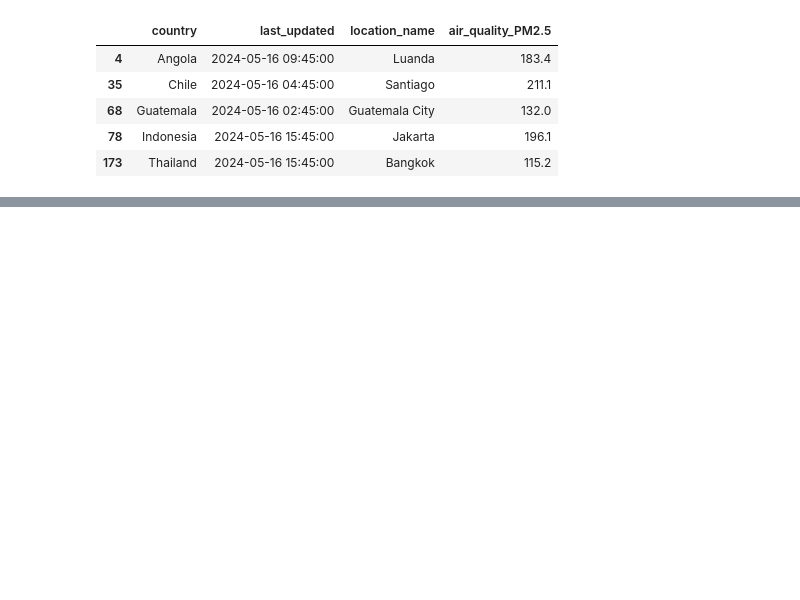
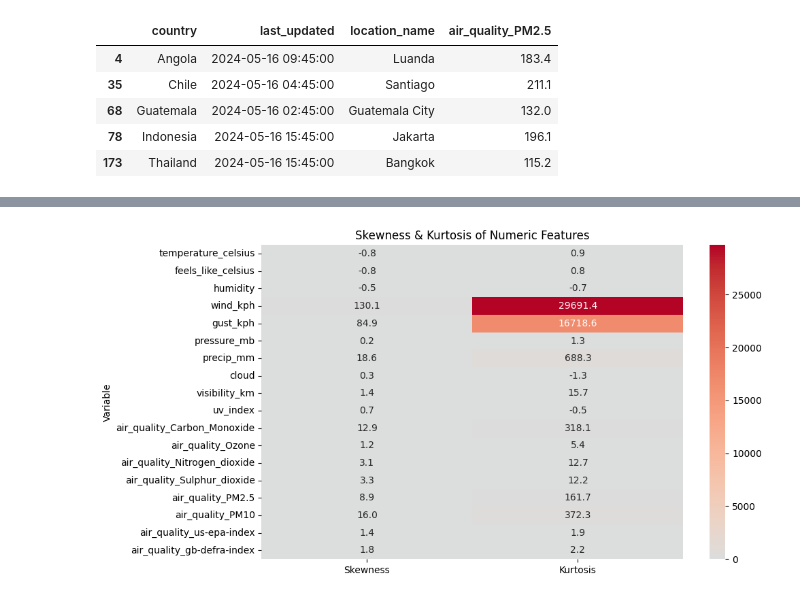
Before and after one commit to venkatatharu/ClimateScope_project_venkata_tharun_Avuluri, a Jupyter notebook: climate_scope.ipynb, the cells around one changed output, grey strips where cells are left out. Saved outputs shown, nothing was run; the diff lists cells and outputs as text; code cells hidden in the pictures; blank space fills up the shorter version.

```diff
--- a/climate_scope.ipynb
+++ b/climate_scope.ipynb
@@ -378,0 +459,22 @@ Data covers from 2024-05-16 to 2025-08-27 (468 days)
+# %%
+import numpy as np
+from scipy.stats import zscore
+
+# Make a copy of the dataset
+df_cleaned = df_clean.copy()
+
+# Choose only the bad columns (or replace numeric_cols to apply on all)
+cols_to_clean = ["pressure_mb", "air_quality_Sulphur_dioxide"]
+
+for col in cols_to_clean:
+    z_scores = zscore(df_clean[col].dropna())   # compute z-scores
+    mask = abs(z_scores) < 3                    # keep only within 3 std dev
+    # replace outliers with NaN
+    df_cleaned.loc[df_clean[col].dropna().index, col] = df_clean[col].dropna().where(mask, np.nan)
+
+# Check before vs after
+print("Before cleaning:")
+print(df_clean[cols_to_clean].describe())
+
+print("\nAfter cleaning:")
+print(df_cleaned[cols_to_clean].describe())
@@ -378,0 +499,6 @@ Data covers from 2024-05-16 to 2025-08-27 (468 days)
+# %%
+print("\n Skewness & Kurtosis after cleaning:")
+for col in numeric_cols:
+    col_skew = skew(df_cleaned[col].dropna())
+    col_kurt = kurtosis(df_cleaned[col].dropna())
+    print(f"{col}: Skew={col_skew:.2f}, Kurtosis={col_kurt:.2f}")
@@ -378,0 +525,17 @@ Data covers from 2024-05-16 to 2025-08-27 (468 days)
+# %%
+import pandas as pd
+
+# Collect values
+stats = []
+for col in numeric_cols:
+    stats.append([col, skew(df_cleaned [col].dropna()), kurtosis(df_cleaned [col].dropna())])
+
+df_stats = pd.DataFrame(stats, columns=["Variable", "Skewness", "Kurtosis"])
+
+# Heatmap
+plt.figure(figsize=(10,6))
+sns.heatmap(df_stats.set_index("Variable"), annot=True, cmap="coolwarm", center=0, fmt=".1f")
+plt.title("Skewness & Kurtosis of Numeric Features")
+plt.show()
+# %% [output]
+[figure, added]
```
Also changed, not shown: parts of 20 cells of this notebook.
